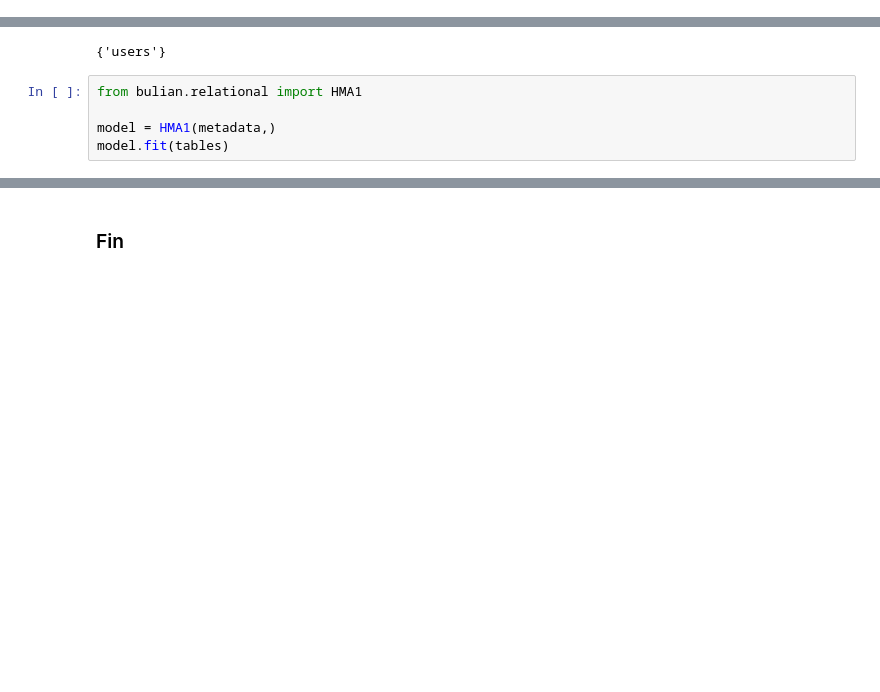
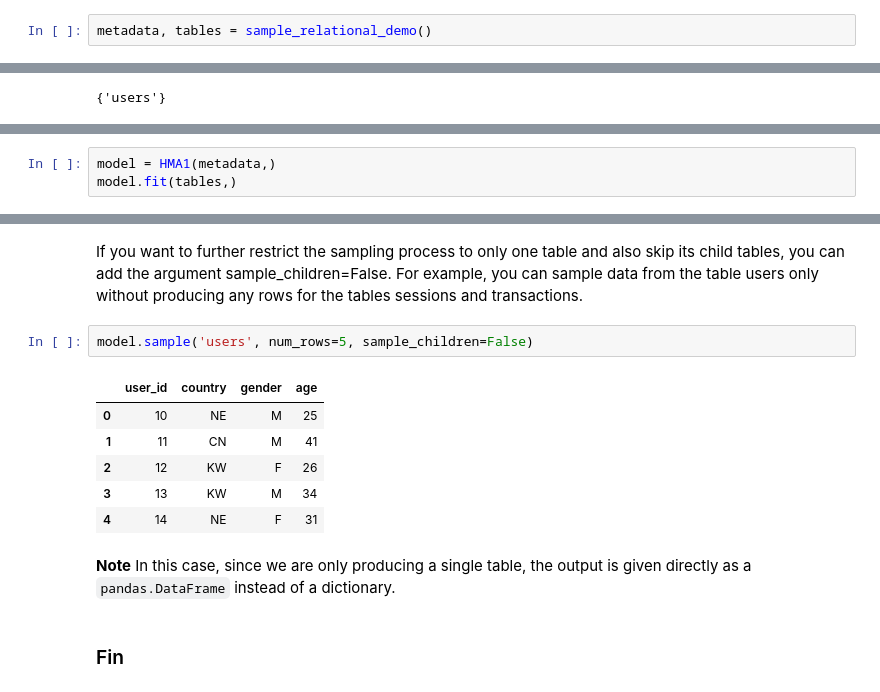
Before and after one commit to bulian-ai/Tabular_Synthesizers, a Jupyter notebook: notebooks/relational_demo.ipynb, the cells around one changed output, grey strips where cells are left out. Cells and saved outputs as stored; diff of their text form; blank space fills up the shorter version.

Commit message:
demo fix

```diff
--- a/notebooks/relational_demo.ipynb
+++ b/notebooks/relational_demo.ipynb
@@ -61,0 +19,2 @@ metadata.get_table_meta('transactions')
+# %%
+metadata, tables = sample_relational_demo()
@@ -93,8 +54,3 @@ metadata.get_tables()
 metadata.get_parents('sessions')
 # %% [output]
 {'users'}
-# %%
-from bulian.relational import HMA1
-
-model = HMA1(metadata,)
-model.fit(tables)
@@ -287,0 +62,3 @@ synth.save('F:/Users/Kaggle/wids/PrivateModelAdvAPI.pth')
+# %%
+model = HMA1(metadata,)
+model.fit(tables,)
@@ -288,2 +116,15 @@ synth.save('F:/Users/Kaggle/wids/PrivateModelAdvAPI.pth')
+# %% [markdown]
+If you want to further restrict the sampling process to only one table and also skip its child tables, you can add the argument sample_children=False. For example, you can sample data from the table users only without producing any rows for the tables sessions and transactions.
+# %%
+model.sample('users', num_rows=5, sample_children=False)
+# %% [output]
+|  | user_id | country | gender | age |
+| 0 | 10 | NE | M | 25 |
+| 1 | 11 | CN | M | 41 |
+| 2 | 12 | KW | F | 26 |
+| 3 | 13 | KW | M | 34 |
+| 4 | 14 | NE | F | 31 |
+# %% [markdown]
+**Note** In this case, since we are only producing a single table, the output is given directly as a `pandas.DataFrame` instead of a dictionary.
 # %% [markdown]
 ### Fin ###
```
Also changed, not shown: parts of 94 cells of this notebook, 8 other files.
